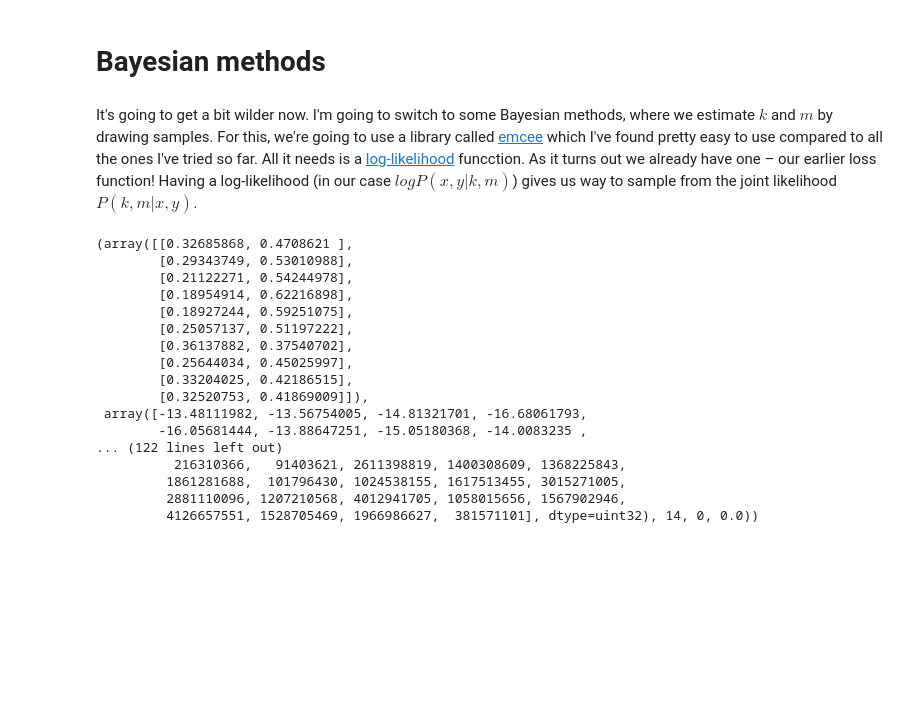
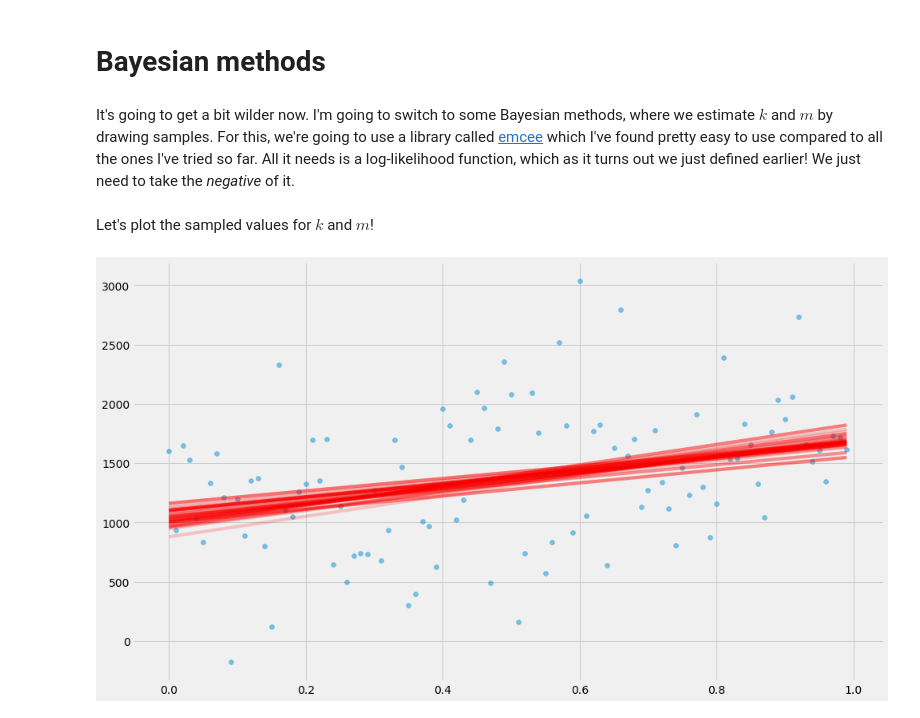
Before and after one commit to erikbern/uncertainty, a Jupyter notebook: notebook.ipynb, the cells around one changed output. Drawn from its saved outputs; the diff is of its cells as text; code cells hidden in the pictures; blank space fills up the shorter version.

```diff
--- a/notebook.ipynb
+++ b/notebook.ipynb
@@ -226,31 +253,28 @@ for i in range(100):
 # %% [markdown]
 # Bayesian methods
 # %% [markdown]
-It's going to get a bit wilder now. I'm going to switch to some Bayesian methods, where we estimate $k$ and $m$ by drawing samples.  For this, we're going to use a library called [emcee](http://emcee.readthedocs.io/) which I've found pretty easy to use compared to all the ones I've tried so far. All it needs is a [log-likelihood](https://en.wikipedia.org/wiki/Likelihood_function#Log-likelihood) funcction. As it turns out we already have one – our earlier loss function! Having a log-likelihood (in our case $log P(x, y | k, m)$) gives us way to sample from the joint likelihood $P(k, m | x, y)$.
+It's going to get a bit wilder now. I'm going to switch to some Bayesian methods, where we estimate $k$ and $m$ by drawing samples.  For this, we're going to use a library called [emcee](http://emcee.readthedocs.io/) which I've found pretty easy to use compared to all the ones I've tried so far. All it needs is a log-likelihood function, which as it turns out we just defined earlier! We just need to take the _negative_ of it.
 # %%
 import emcee
+d = generate_time_series()
 xs = d['x']
 ys = d['y']
-ndim, nwalkers = 2, 10
-p0 = [numpy.random.rand(2) for i in range(nwalkers)]
-log_likelihood = lambda tup, xs, ys: -l2_loss(tup, xs, ys)
+
+def log_likelihood(tup, xs, ys):
+    return -neg_log_likelihood(tup, xs, ys)
+
+ndim, nwalkers = 3, 10
+p0 = [numpy.random.rand(ndim) for i in range(nwalkers)]
 sampler = emcee.EnsembleSampler(nwalkers, ndim, log_likelihood, args=[xs, ys])
-sampler.run_mcmc(p0, 100)
+sampler.run_mcmc(p0, 1000)
+samples = sampler.chain[:, -10:, :].reshape((-1, ndim))  # Grab the last 10 from each walker
-# %% [output]
-(array([[0.32685868, 0.4708621 ],
-        [0.29343749, 0.53010988],
-        [0.21122271, 0.54244978],
-        [0.18954914, 0.62216898],
-        [0.18927244, 0.59251075],
-        [0.25057137, 0.51197222],
-        [0.36137882, 0.37540702],
-        [0.25644034, 0.45025997],
-        [0.33204025, 0.42186515],
-        [0.32520753, 0.41869009]]),
- array([-13.48111982, -13.56754005, -14.81321701, -16.68061793,
-        -16.05681444, -13.88647251, -15.05180368, -14.0083235 ,
-... (122 lines left out)
-          216310366,   91403621, 2611398819, 1400308609, 1368225843,
-         1861281688,  101796430, 1024538155, 1617513455, 3015271005,
-         2881110096, 1207210568, 4012941705, 1058015656, 1567902946,
-         4126657551, 1528705469, 1966986627,  381571101], dtype=uint32), 14, 0, 0.0))
+# %% [markdown]
+Let's plot the sampled values for $k$ and $m$!
+# %%
+x_scale = numpy.linspace(min(xs), max(xs), 1000)
+curves = []
+pyplot.scatter(xs, ys, alpha=0.5)
+for k, m, sigma in samples:
+    pyplot.plot(x_scale, k*x_scale + m, alpha=0.1, color='red')
+# %% [output]
+[figure, added]
```
Also changed, not shown: parts of 14 cells of this notebook.
